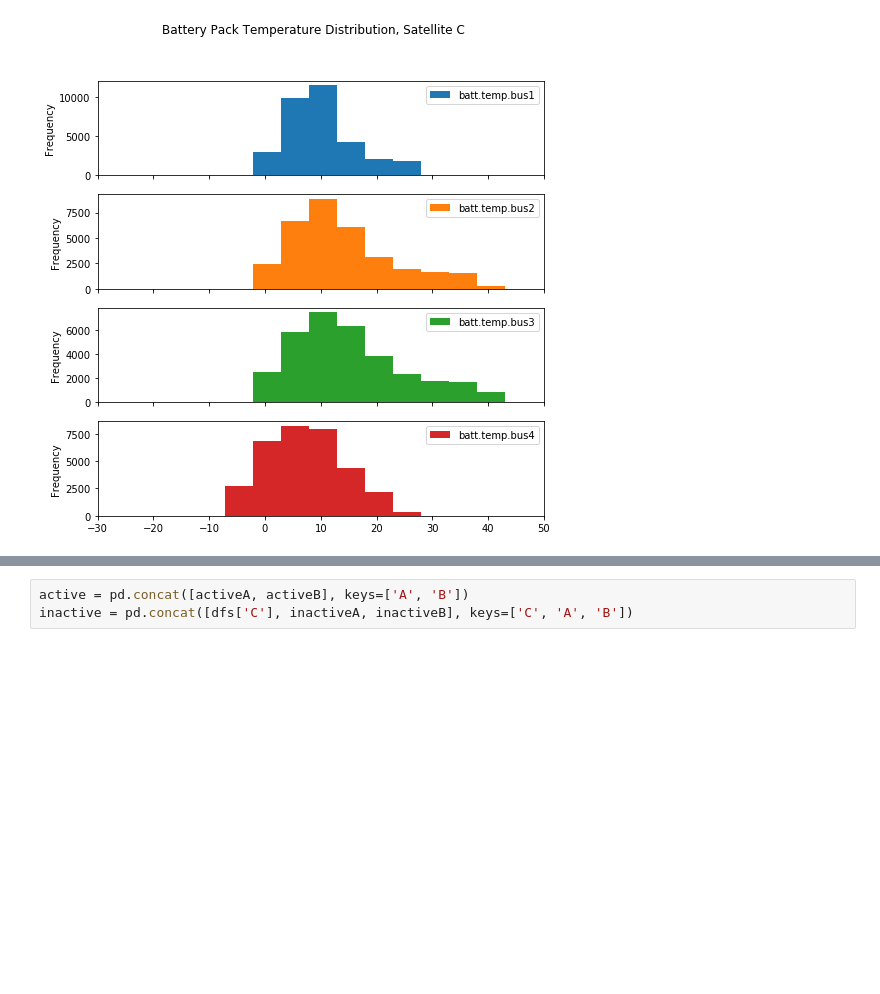
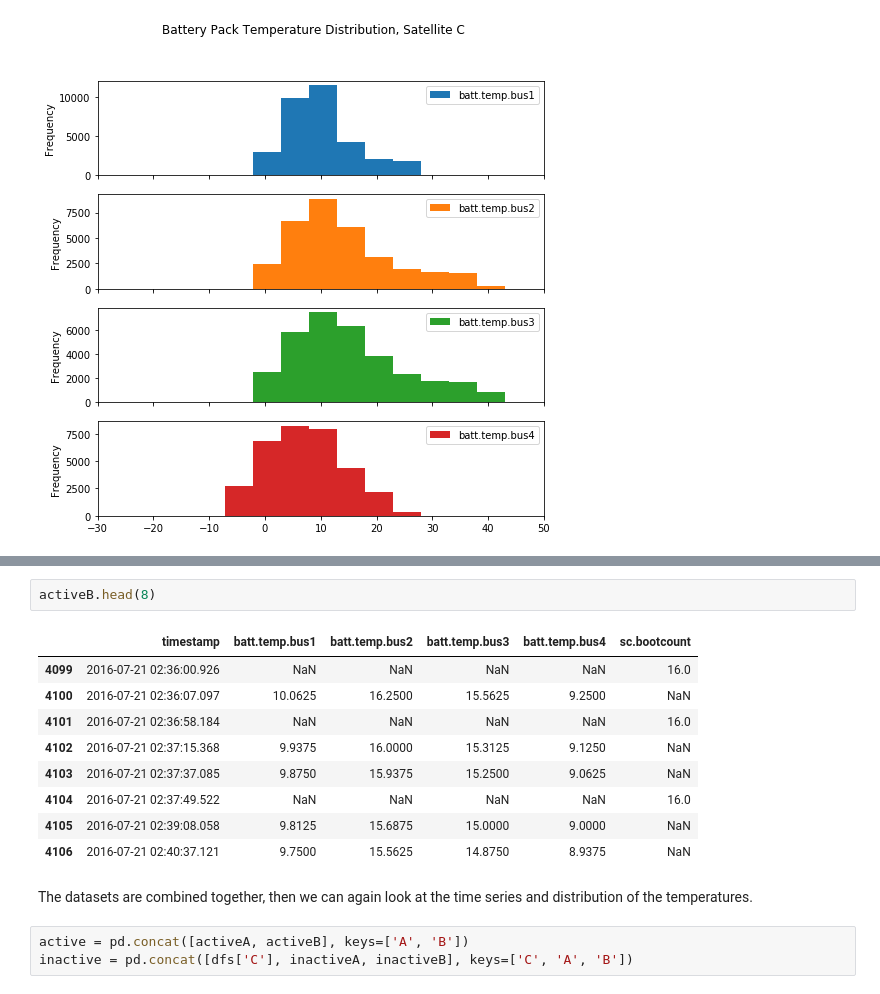
Before and after one commit to cullenself/battery_temp, a Jupyter notebook: Heater Thresholds.ipynb, the cells around one changed output, grey strips where cells are left out. Cells and saved outputs as stored; diff of their text form; blank space fills up the shorter version.

```diff
--- a/Heater Thresholds.ipynb
+++ b/Heater Thresholds.ipynb
@@ -27,3 +61,17 @@ inactiveB = dfs['B'][dfs['B']['timestamp'] < datetime.fromisoformat('2016-07-21T
+# %%
+activeB.head(8)
+# %% [output]
+|  | timestamp | batt.temp.bus1 | batt.temp.bus2 | batt.temp.bus3 | batt.temp.bus4 | sc.bootcount |
+| 4099 | 2016-07-21 02:36:00.926 | NaN | NaN | NaN | NaN | 16.0 |
+| 4100 | 2016-07-21 02:36:07.097 | 10.0625 | 16.2500 | 15.5625 | 9.2500 | NaN |
+| 4101 | 2016-07-21 02:36:58.184 | NaN | NaN | NaN | NaN | 16.0 |
+| 4102 | 2016-07-21 02:37:15.368 | 9.9375 | 16.0000 | 15.3125 | 9.1250 | NaN |
+| 4103 | 2016-07-21 02:37:37.085 | 9.8750 | 15.9375 | 15.2500 | 9.0625 | NaN |
+| 4104 | 2016-07-21 02:37:49.522 | NaN | NaN | NaN | NaN | 16.0 |
+| 4105 | 2016-07-21 02:39:08.058 | 9.8125 | 15.6875 | 15.0000 | 9.0000 | NaN |
+| 4106 | 2016-07-21 02:40:37.121 | 9.7500 | 15.5625 | 14.8750 | 8.9375 | NaN |
+# %% [markdown]
+The datasets are combined together, then we can again look at the time series and distribution of the temperatures.
 # %%
 active = pd.concat([activeA, activeB], keys=['A', 'B'])
 inactive = pd.concat([dfs['C'], inactiveA, inactiveB], keys=['C', 'A', 'B'])
```
Also changed, not shown: parts of 16 cells of this notebook.
